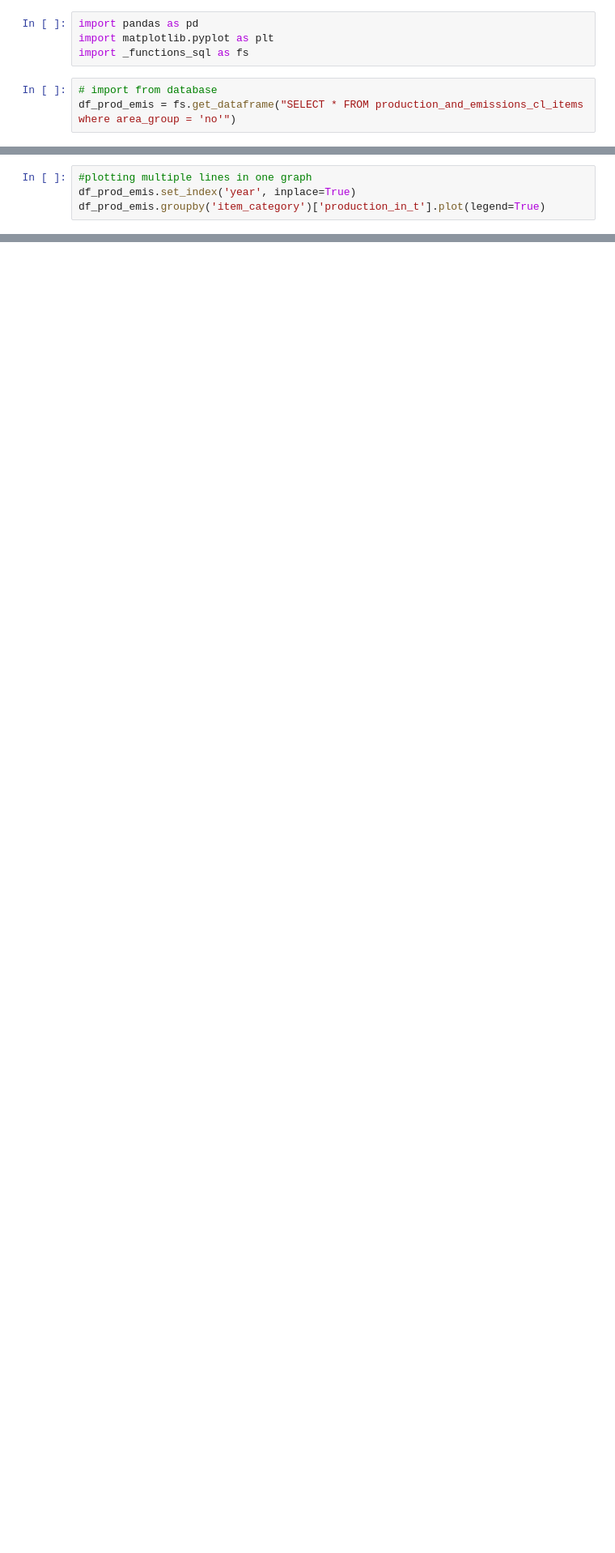
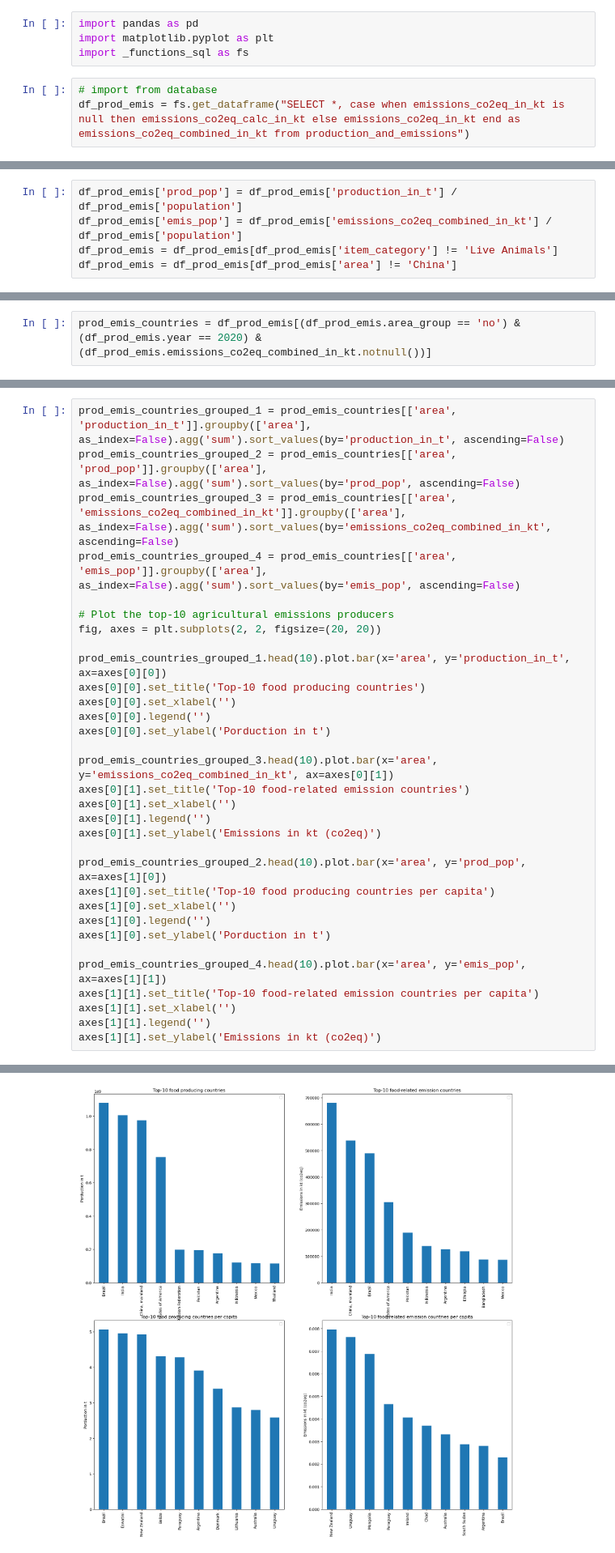
Before and after one commit to kostinam/neuefische-capstone, a Jupyter notebook: cl-eda.ipynb, the cells around one changed output, grey strips where cells are left out. Shown at 81% size. Drawn from its saved outputs; the diff is of its cells as text; blank space fills up the shorter version.

```diff
--- a/cl-eda.ipynb
+++ b/cl-eda.ipynb
@@ -4,4 +4,4 @@ import matplotlib.pyplot as plt
 import _functions_sql as fs
 # %%
 # import from database
-df_prod_emis = fs.get_dataframe("SELECT * FROM production_and_emissions_cl_items where area_group = 'no'")
+df_prod_emis = fs.get_dataframe("SELECT *, case when emissions_co2eq_in_kt is null then emissions_co2eq_calc_in_kt else emissions_co2eq_in_kt end as emissions_co2eq_combined_in_kt from production_and_emissions")
@@ -23,4 +7,0 @@ plt.show()
-# %%
-#plotting multiple lines in one graph
-df_prod_emis.set_index('year', inplace=True)
-df_prod_emis.groupby('item_category')['production_in_t'].plot(legend=True)
@@ -35,0 +8,5 @@ Name: production_in_t, dtype: object
+# %%
+df_prod_emis['prod_pop'] = df_prod_emis['production_in_t'] / df_prod_emis['population']
+df_prod_emis['emis_pop'] = df_prod_emis['emissions_co2eq_combined_in_kt'] / df_prod_emis['population']
+df_prod_emis = df_prod_emis[df_prod_emis['item_category'] != 'Live Animals']
+df_prod_emis = df_prod_emis[df_prod_emis['area'] != 'China']
@@ -35,0 +290,2 @@ Name: production_in_t, dtype: object
+# %%
+prod_emis_countries = df_prod_emis[(df_prod_emis.area_group == 'no') & (df_prod_emis.year == 2020) & (df_prod_emis.emissions_co2eq_combined_in_kt.notnull())]
@@ -35,0 +295,33 @@ Name: production_in_t, dtype: object
+# %%
+prod_emis_countries_grouped_1 = prod_emis_countries[['area', 'production_in_t']].groupby(['area'], as_index=False).agg('sum').sort_values(by='production_in_t', ascending=False)
+prod_emis_countries_grouped_2 = prod_emis_countries[['area', 'prod_pop']].groupby(['area'], as_index=False).agg('sum').sort_values(by='prod_pop', ascending=False)
+prod_emis_countries_grouped_3 = prod_emis_countries[['area', 'emissions_co2eq_combined_in_kt']].groupby(['area'], as_index=False).agg('sum').sort_values(by='emissions_co2eq_combined_in_kt', ascending=False)
+prod_emis_countries_grouped_4 = prod_emis_countries[['area', 'emis_pop']].groupby(['area'], as_index=False).agg('sum').sort_values(by='emis_pop', ascending=False)
+
+# Plot the top-10 agricultural emissions producers
+fig, axes = plt.subplots(2, 2, figsize=(20, 20))
+
+prod_emis_countries_grouped_1.head(10).plot.bar(x='area', y='production_in_t', ax=axes[0][0])
+axes[0][0].set_title('Top-10 food producing countries')
+axes[0][0].set_xlabel('')
+axes[0][0].legend('')
+axes[0][0].set_ylabel('Porduction in t')
+
+prod_emis_countries_grouped_3.head(10).plot.bar(x='area', y='emissions_co2eq_combined_in_kt', ax=axes[0][1])
+axes[0][1].set_title('Top-10 food-related emission countries')
+axes[0][1].set_xlabel('')
+axes[0][1].legend('')
+axes[0][1].set_ylabel('Emissions in kt (co2eq)')
+
+prod_emis_countries_grouped_2.head(10).plot.bar(x='area', y='prod_pop', ax=axes[1][0])
+axes[1][0].set_title('Top-10 food producing countries per capita')
+axes[1][0].set_xlabel('')
+axes[1][0].legend('')
+axes[1][0].set_ylabel('Porduction in t')
+
+prod_emis_countries_grouped_4.head(10).plot.bar(x='area', y='emis_pop', ax=axes[1][1])
+axes[1][1].set_title('Top-10 food-related emission countries per capita')
+axes[1][1].set_xlabel('')
+axes[1][1].legend('')
+axes[1][1].set_ylabel('Emissions in kt (co2eq)')
+# %% [output]
@@ -35,0 +329 @@ Name: production_in_t, dtype: object
+[figure, added]
```
Also changed, not shown: parts of 24 cells of this notebook.
